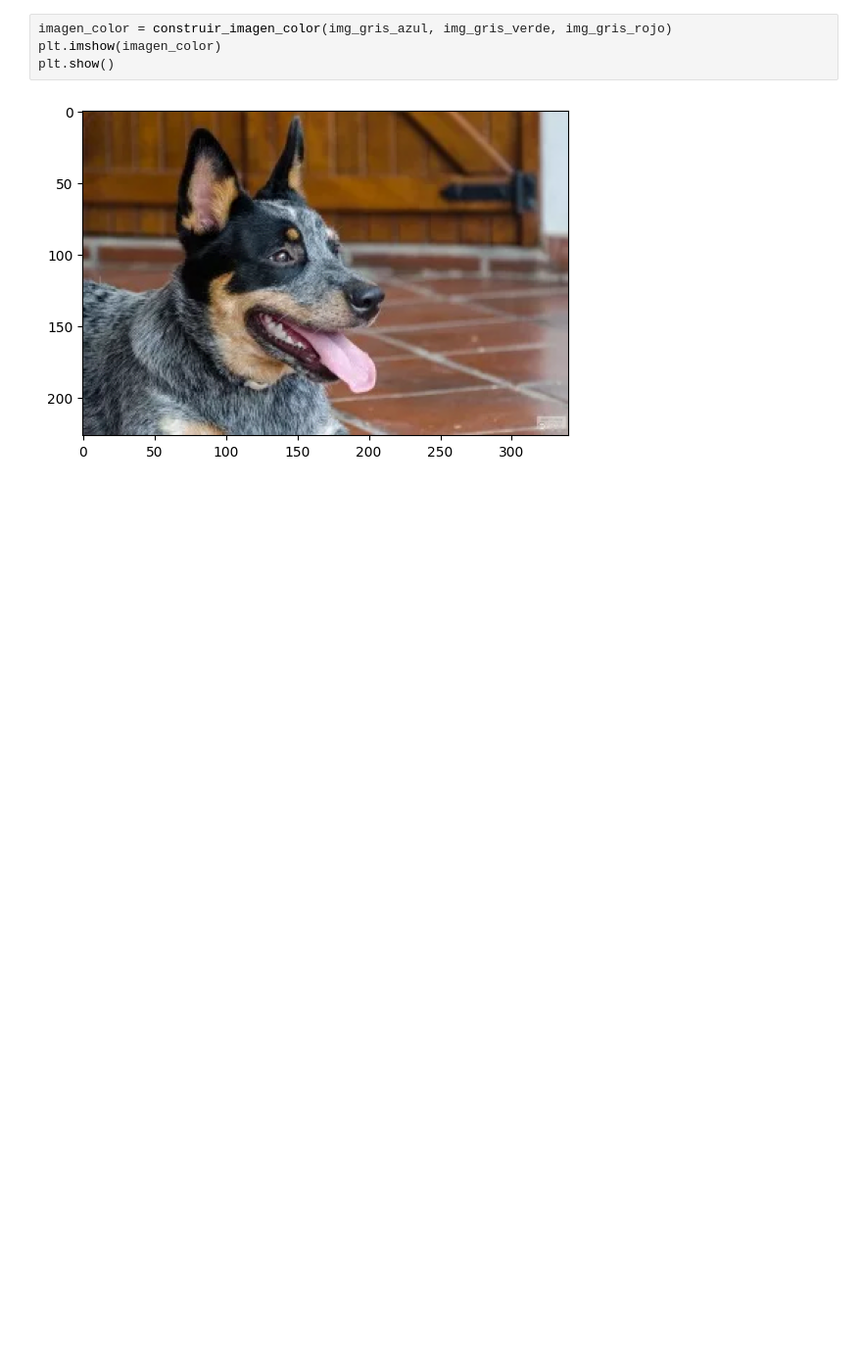
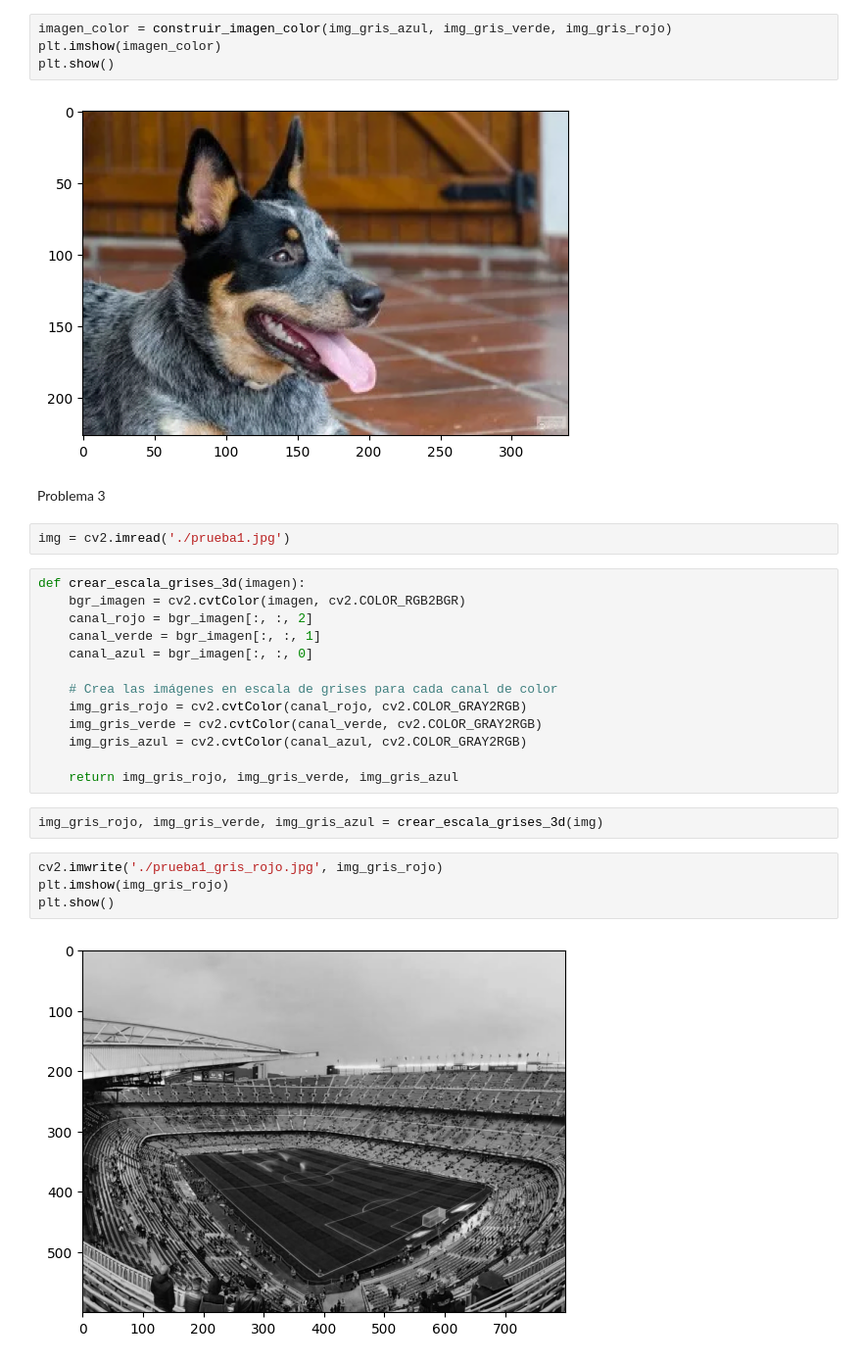
Before and after one commit to sergioguzman27/text_mining_lab1, a Jupyter notebook: laboratorio.ipynb, the cells around one changed output. Shown at 98% size. Drawn from its saved outputs; the diff is of its cells as text; blank space fills up the shorter version.

Commit message:
Problema 3

```diff
--- a/laboratorio.ipynb
+++ b/laboratorio.ipynb
@@ -166,3 +166,28 @@ plt.imshow(imagen_color)
 plt.show()
 # %% [output]
 [figure]
+# %% [markdown]
+Problema 3
+# %%
+img = cv2.imread('./prueba1.jpg')
+# %%
+def crear_escala_grises_3d(imagen):
+    bgr_imagen = cv2.cvtColor(imagen, cv2.COLOR_RGB2BGR)
+    canal_rojo = bgr_imagen[:, :, 2]
+    canal_verde = bgr_imagen[:, :, 1]
+    canal_azul = bgr_imagen[:, :, 0]
+
+    # Crea las imágenes en escala de grises para cada canal de color
+    img_gris_rojo = cv2.cvtColor(canal_rojo, cv2.COLOR_GRAY2RGB)
+    img_gris_verde = cv2.cvtColor(canal_verde, cv2.COLOR_GRAY2RGB)
+    img_gris_azul = cv2.cvtColor(canal_azul, cv2.COLOR_GRAY2RGB)
+
+    return img_gris_rojo, img_gris_verde, img_gris_azul
+# %%
+img_gris_rojo, img_gris_verde, img_gris_azul = crear_escala_grises_3d(img)
+# %%
+cv2.imwrite('./prueba1_gris_rojo.jpg', img_gris_rojo)
+plt.imshow(img_gris_rojo)
+plt.show()
+# %% [output]
+[figure, added]
```
Also changed, not shown: parts of 2 cells of this notebook, 3 other files.
